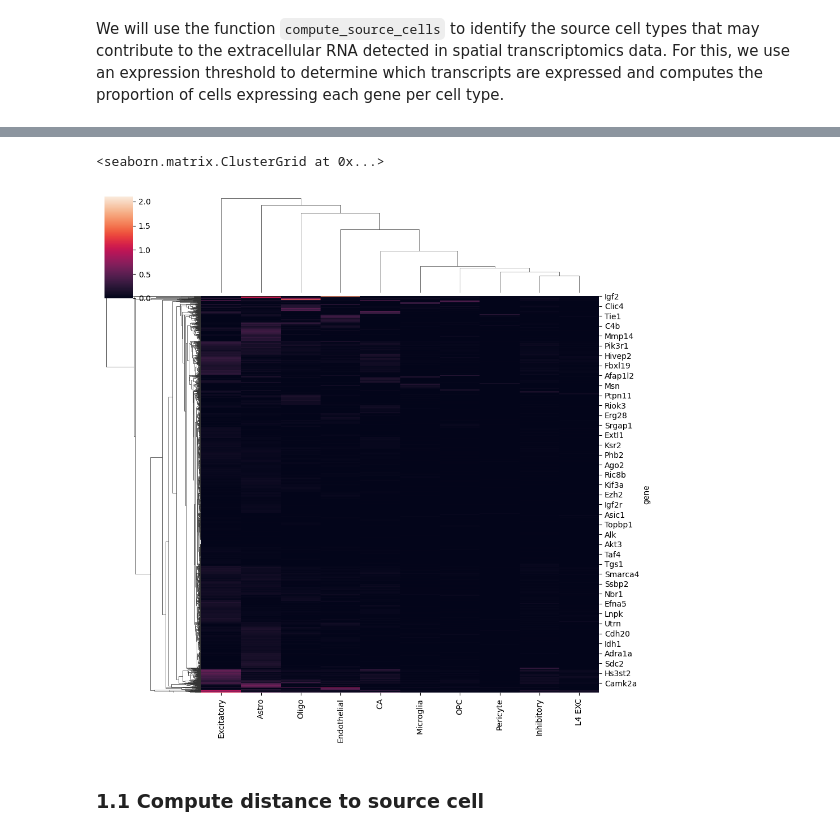
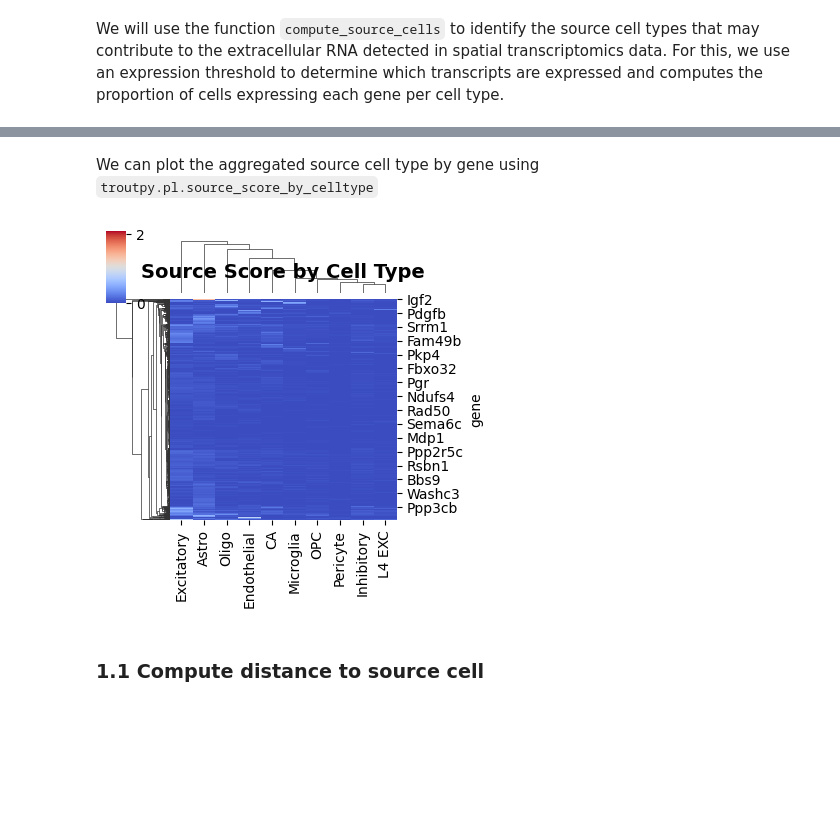
Before and after one commit to theislab/troutpy, a Jupyter notebook: notebooks/spatialdata_tutorials/5_explore_comunication.ipynb, the cells around one changed output, grey strips where cells are left out. Saved outputs shown, nothing was run; the diff lists cells and outputs as text; code cells hidden in the pictures; blank space fills up the shorter version.

```diff
--- a/notebooks/spatialdata_tutorials/5_explore_comunication.ipynb
+++ b/notebooks/spatialdata_tutorials/5_explore_comunication.ipynb
@@ -57,22 +24,9 @@ troutpy.tl.compute_source_score(
-# %%
-### Example code - maybe we want to just visualize some genes
-gene_key = "feature_name"
-min_counts = 100
-source_score = sdata["source_score"].to_df()
-source_score["gene"] = sdata["source_score"].obs[gene_key]
-gene_by_celltype_score = source_score.groupby("gene").mean()
-genes = sdata["xrna_metadata"].var.index[sdata["xrna_metadata"].var["count"] > min_counts]
-filtered_gene_by_celltype_score = gene_by_celltype_score.loc[gene_by_celltype_score.index.isin(genes), :]
-import seaborn as sns
-
-sns.clustermap(filtered_gene_by_celltype_score)
-
-# Similar visualization- functions from previous version of the code
-# troutpy.pl.sorted_heatmap(source_proportion, output_path,filename="Heatmap_source_cells_by_gene.pdf",cmap='Blues',vmax=0.2)
-# troutpy.pl.sorted_heatmap(absent_source_proportions, output_path,filename="Heatmap_source_cells_by_gene.pdf",cmap='Blues',vmax=1,figsize=(4,3))
-# %% [output]
-<seaborn.matrix.ClusterGrid at 0x...>
-[figure, removed]
+# %% [markdown]
+We can plot the aggregated source cell type by gene using ``troutpy.pl.source_score_by_celltype``
+# %%
+troutpy.pl.source_score_by_celltype(sdata,figsize=(4,4))
+# %% [output]
+[figure, added]
 # %% [markdown]
 ### 1.1 Compute distance to source cell
 # %% [markdown]
```
Also changed, not shown: parts of 23 cells of this notebook, 5 other files.
